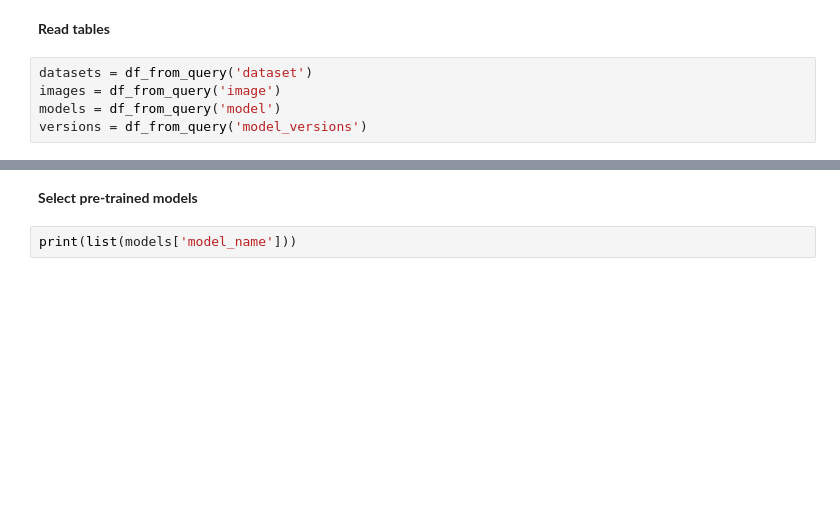
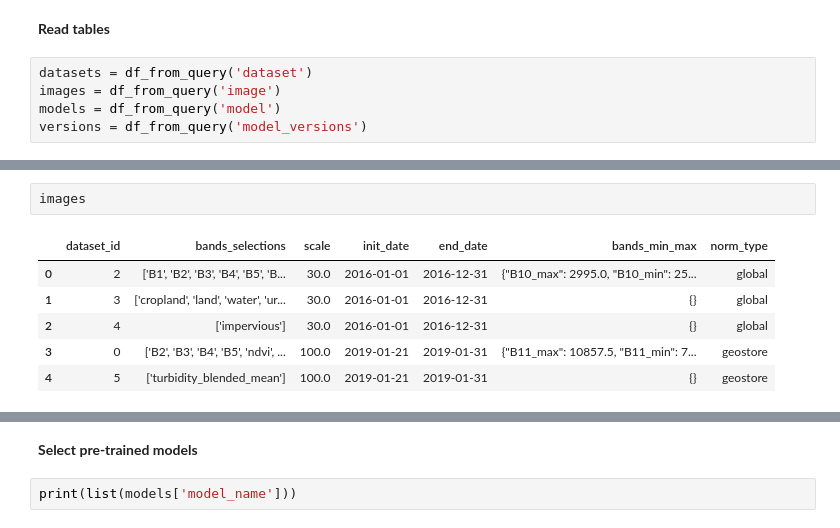
Before and after one commit to Skydipper/CNN-tests, a Jupyter notebook: notebooks/DeepLearning_pipeline_mockup.ipynb, the cells around one changed output, grey strips where cells are left out. Cells and saved outputs as stored; diff of their text form; blank space fills up the shorter version.

```diff
--- a/notebooks/DeepLearning_pipeline_mockup.ipynb
+++ b/notebooks/DeepLearning_pipeline_mockup.ipynb
@@ -1765,0 +2021,9 @@ versions = df_from_query('model_versions')
+# %%
+images
+# %% [output]
+|  | dataset_id | bands_selections | scale | init_date | end_date | bands_min_max | norm_type |
+| 0 | 2 | ['B1', 'B2', 'B3', 'B4', 'B5', 'B... | 30.0 | 2016-01-01 | 2016-12-31 | {"B10_max": 2995.0, "B10_min": 25... | global |
+| 1 | 3 | ['cropland', 'land', 'water', 'ur... | 30.0 | 2016-01-01 | 2016-12-31 | {} | global |
+| 2 | 4 | ['impervious'] | 30.0 | 2016-01-01 | 2016-12-31 | {} | global |
+| 3 | 0 | ['B2', 'B3', 'B4', 'B5', 'ndvi', ... | 100.0 | 2019-01-21 | 2019-01-31 | {"B11_max": 10857.5, "B11_min": 7... | geostore |
+| 4 | 5 | ['turbidity_blended_mean'] | 100.0 | 2019-01-21 | 2019-01-31 | {} | geostore |
```
Also changed, not shown: parts of 108 cells of this notebook, 36 other files.
